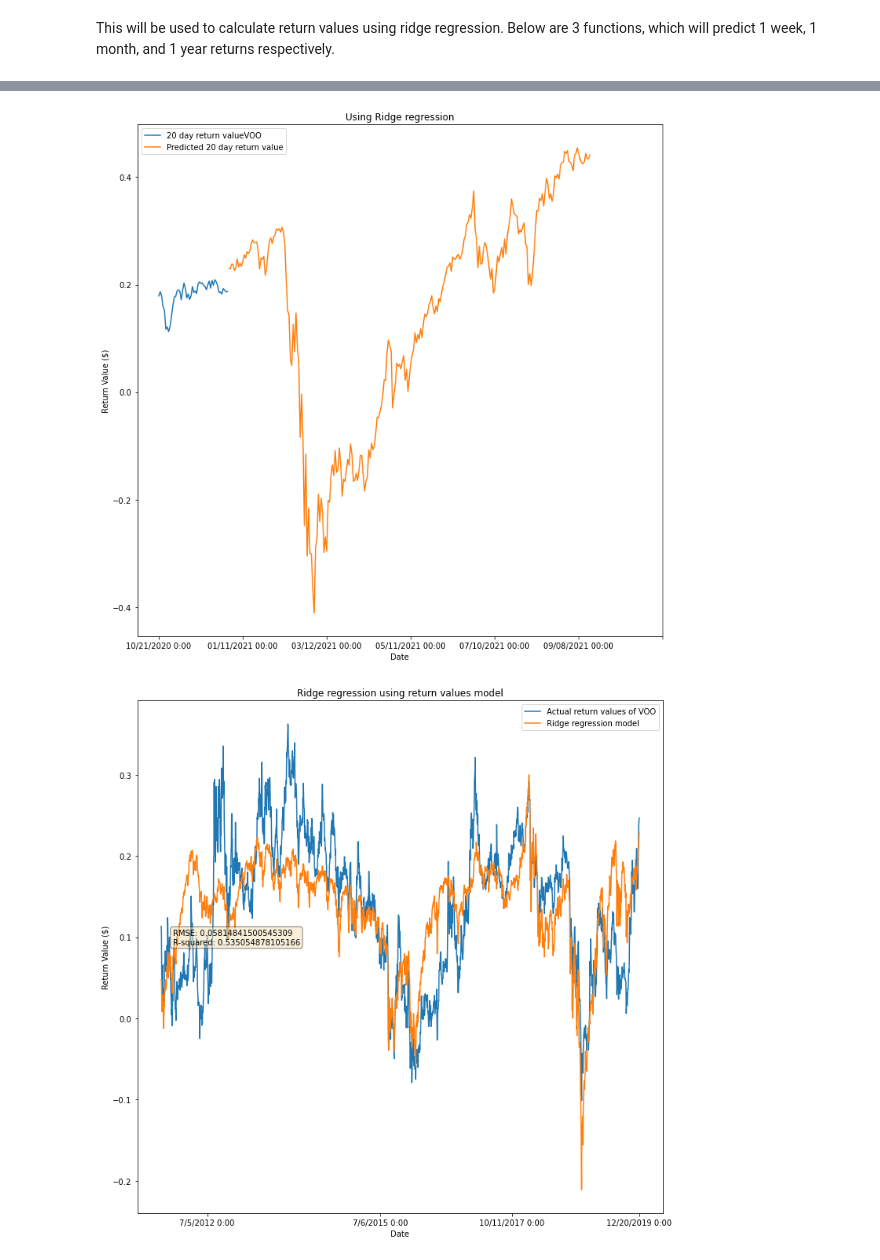
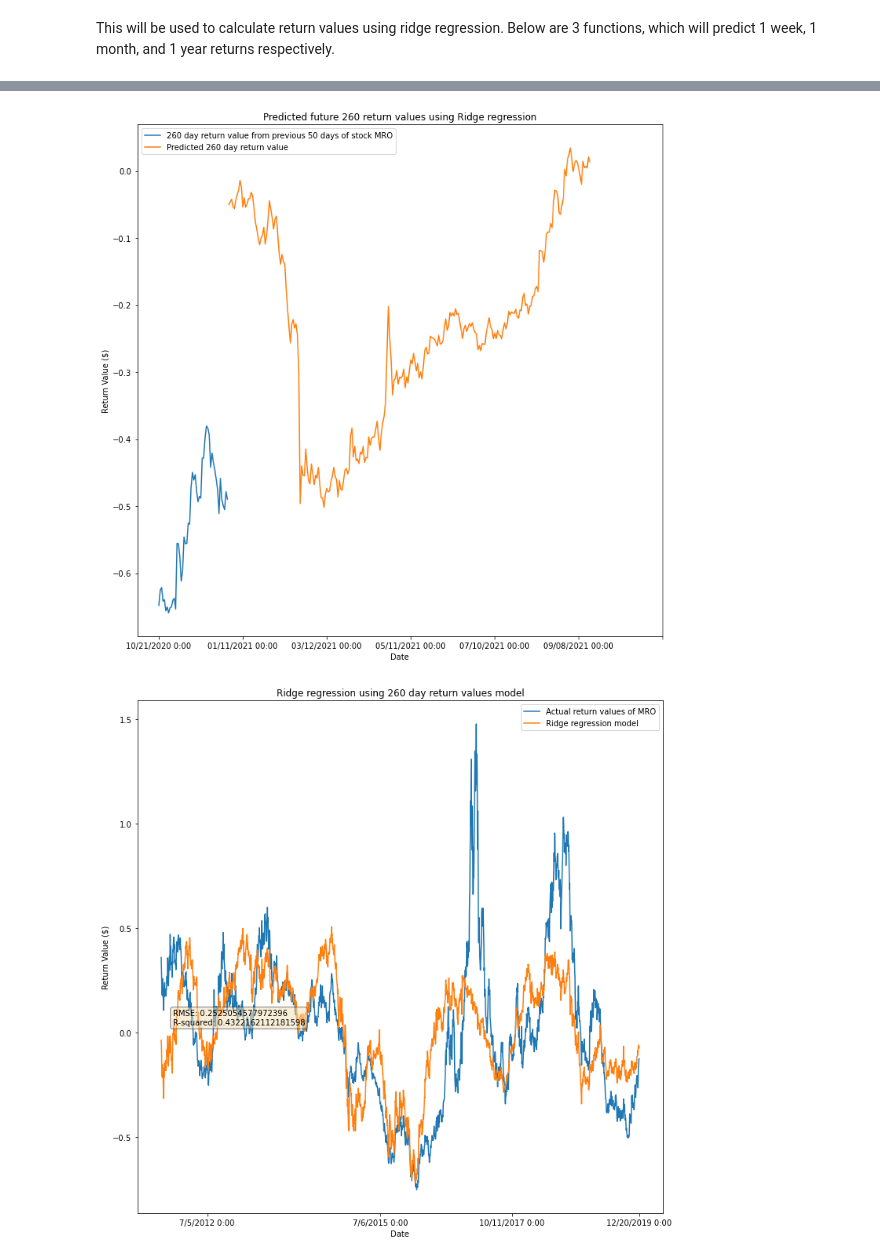
Before and after one commit to jimsherman14/ML-4641-Group-13, a Jupyter notebook: returns_using_ridge.ipynb, the cells around one changed output, grey strips where cells are left out. Saved outputs shown, nothing was run; the diff lists cells and outputs as text; code cells hidden in the pictures.

```diff
--- a/returns_using_ridge.ipynb
+++ b/returns_using_ridge.ipynb
@@ -182,7 +182,7 @@ def ridge_regression_260day_ret(stock):
     _260day_ret = df[stock+ '_260day_mvg_return']
     X = np.stack((stock_prices[259:],_10day_ma[259:], _50day_ma[259:], _200day_ma[259:]), axis=1)
     y = np.array(_260day_ret[259:])
-    X_train, X_test, y_train, y_test = train_test_split(X[:X.shape[0]-259], y[:y.shape[0] - 259], test_size=0.15)
+    X_train, X_test, y_train, y_test = train_test_split(X[:X.shape[0]-259], y[:y.shape[0] - 259], test_size=0.2)
     X_pred = X[X.shape[0] - 259:]
     print(X_train.shape)
     print(y_train.shape)
@@ -212,8 +212,8 @@ def ridge_regression_260day_ret(stock):
     fig, axes = plt.subplots(1,1)
     axes.plot(dates[-50:], y[-50:])
     axes.plot(predicted_dates, y_pred)
-    axes.set_title("Using Ridge regression")
-    axes.legend(["20 day return value" + stock, "Predicted 20 day return value"])
+    axes.set_title("Predicted future 260 return values using Ridge regression")
+    axes.legend(["260 day return value from previous 50 days of stock " + stock, "Predicted 260 day return value"])
     axes.xaxis.set_label_text("Date")
     axes.yaxis.set_label_text("Return Value ($)")
     axes.set_xticks([0, 60, 120, 180, 240, 300, 360]) #adjusts the number of ticks (dates displayed on x axis)
@@ -224,7 +224,7 @@ def ridge_regression_260day_ret(stock):
     axes2.plot(dates[259:dates.shape[0] - 259] , ridge_model)
 
     axes2.legend(["Actual return values of " + stock, "Ridge regression model"])
-    axes2.set_title("Ridge regression using return values model")
+    axes2.set_title("Ridge regression using 260 day return values model")
     axes2.xaxis.set_label_text("Date")
     axes2.yaxis.set_label_text("Return Value ($)")
     axes2.set_xticks([200, 953, 1526, 2078])
@@ -236,5 +236,5 @@ def ridge_regression_260day_ret(stock):
 
 
 
-ridge_regression_260day_ret('VOO')
+ridge_regression_260day_ret('MRO')
 # %% [output]
@@ -252,3 +252,3 @@ rmse value
 (259,)
-[figure, old version]
+[figure, new version]
-[figure, old version]
+[figure, new version]
```
Also changed, not shown: parts of 3 cells of this notebook, 3 other files.
